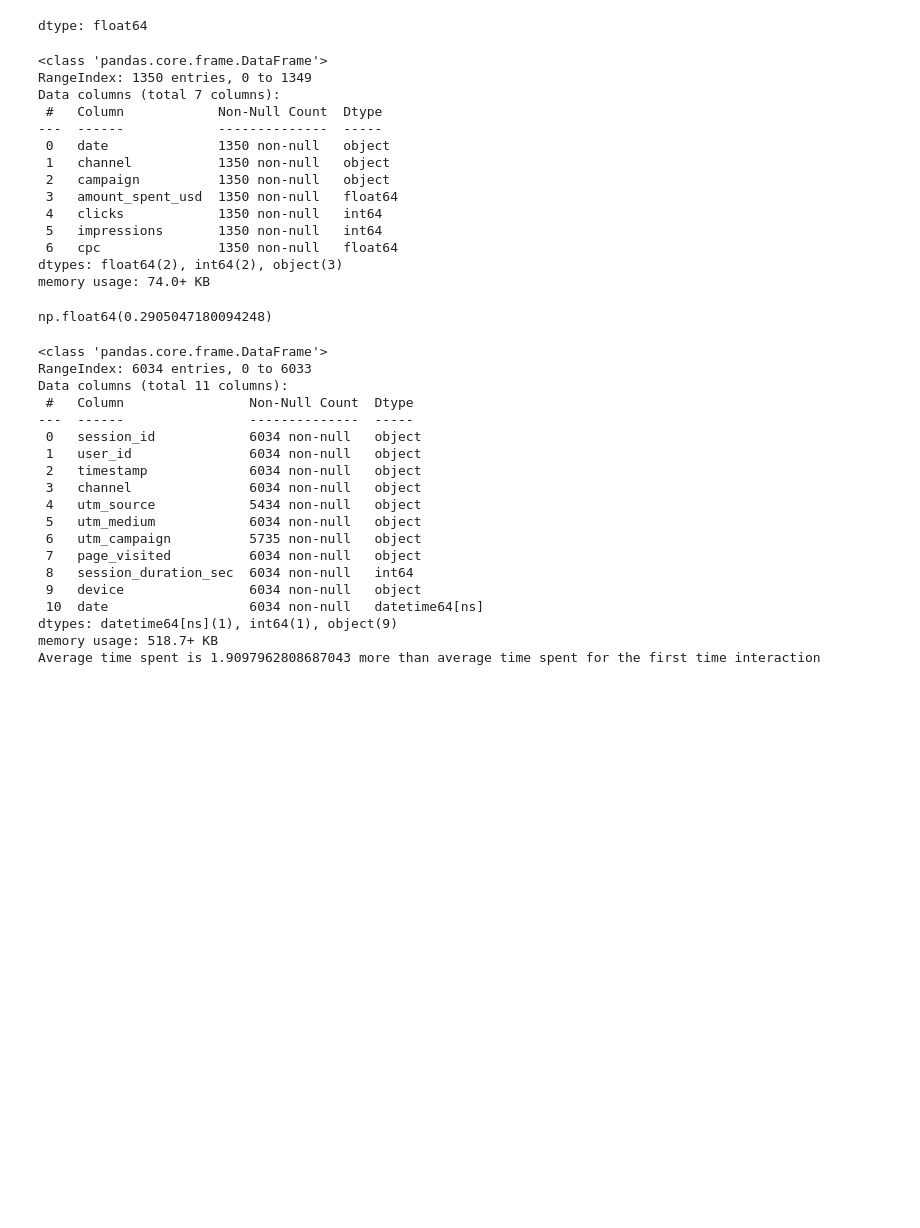
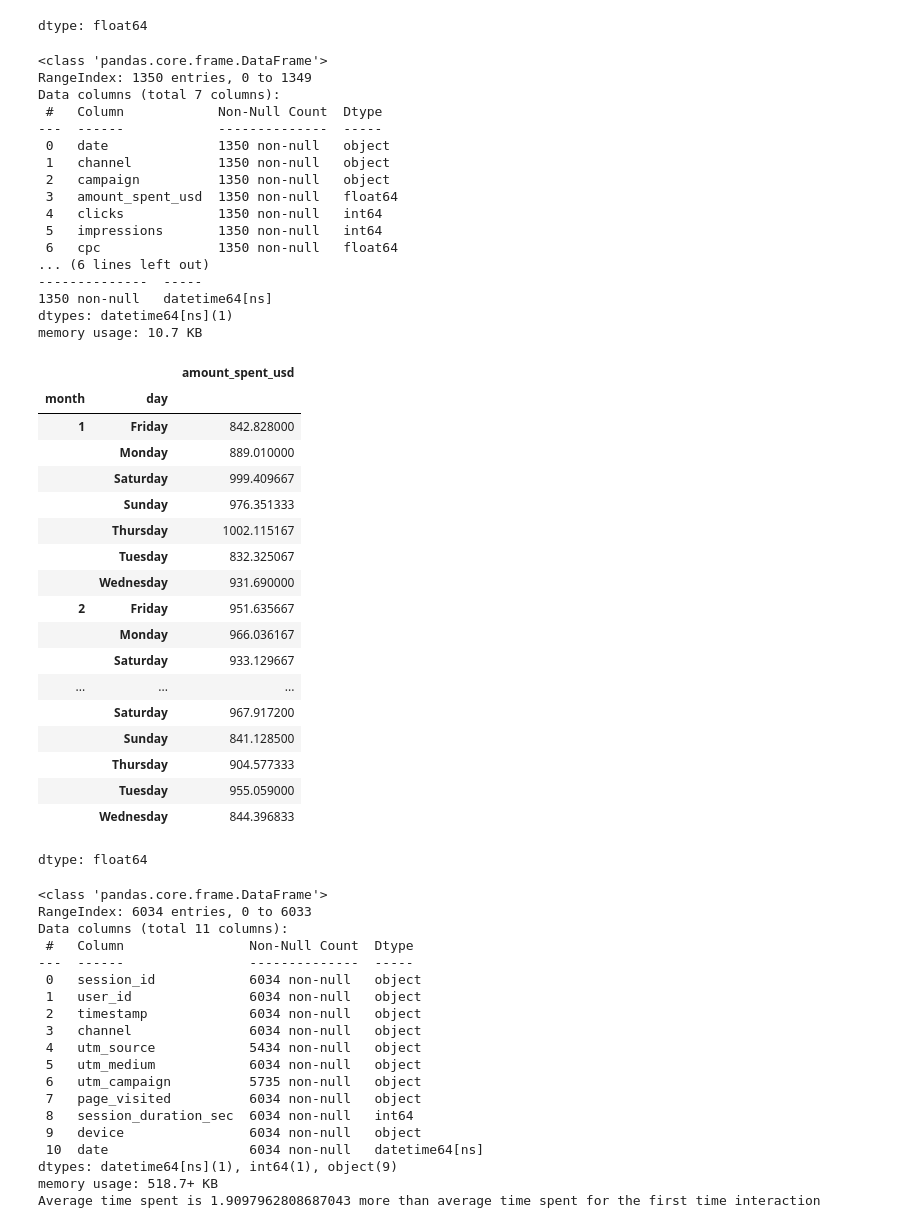
Before and after one commit to banerjee109/Infotact-Data-Team-2, a Jupyter notebook: Assignmenet_1_Roughbook.ipynb, the cells around one changed output. Saved outputs shown, nothing was run; the diff lists cells and outputs as text; code cells hidden in the pictures; blank space fills up the shorter version.

Commit message:
Extracted in ads_spend_df the average amount spent  per month,day-wise

```diff
--- a/Assignmenet_1_Roughbook.ipynb
+++ b/Assignmenet_1_Roughbook.ipynb
@@ -250,36 +250,68 @@ ad_spend_df.head()
 ad_spend_df["impressions"].mean()
 ad_spend_df[(ad_spend_df["impressions"]>=15000)]["campaign"].nunique()
 ##ad_spend_df.isnull().sum()
 ad_spend_df.isna().sum()
 ad_spend_df.head()
 ad_spend_df.groupby("campaign")[["clicks","cpc"]].sum().sort_values(by="clicks",ascending=False)
 ad_spend_df["channel"].unique()
 ad_spend_df["channel"].nunique()
 ad_spend_df.groupby("channel")["amount_spent_usd"].sum().sort_values(ascending=False)
 ad_spend_df.groupby("channel")["amount_spent_usd"].mean().sort_values(ascending=False)
 ad_spend_df["cost_per_click"] = ad_spend_df["amount_spent_usd"] / ad_spend_df["clicks"]
 ad_spend_df["cost_per_click"].head(2)
 ad_spend_df.head(2)
 ad_spend_df["impressions"].quantile([0.25,0.5,0.75])
 ad_spend_df["amount_spent_usd"].corr(ad_spend_df["impressions"])
 ad_spend_df[(ad_spend_df["impressions"]>=12911)]["amount_spent_usd"].mean()
 ad_spend_df["cpc"].corr(ad_spend_df["amount_spent_usd"])
+ad_spend_df["date"] = pd.to_datetime(ad_spend_df["date"])
+ad_spend_df["date"].head(5)
+ad_spend_df["time"] = pd.to_datetime(ad_spend_df["date"])
+(ad_spend_df["time"]).info()
+ad_spend_df["month"]=ad_spend_df["time"].dt.month
+ad_spend_df["day"] = ad_spend_df["time"].dt.day_name()
+ad_spend_df["month"]=ad_spend_df["time"].dt.month
+ad_spend_df["day"].unique()
+ad_spend_df["day"].nunique()
+ad_spend_df["month"].nunique()
+ad_spend_df.groupby(["month","day"])["amount_spent_usd"].mean()
 # %% [output]
 <class 'pandas.core.frame.DataFrame'>
 RangeIndex: 1350 entries, 0 to 1349
 Data columns (total 7 columns):
  #   Column            Non-Null Count  Dtype
 ---  ------            --------------  -----
  0   date              1350 non-null   object
  1   channel           1350 non-null   object
  2   campaign          1350 non-null   object
  3   amount_spent_usd  1350 non-null   float64
  4   clicks            1350 non-null   int64
  5   impressions       1350 non-null   int64
  6   cpc               1350 non-null   float64
-dtypes: float64(2), int64(2), object(3)
-memory usage: 74.0+ KB
+... (6 lines left out)
+--------------  -----
+1350 non-null   datetime64[ns]
+dtypes: datetime64[ns](1)
+memory usage: 10.7 KB
+|  |  | amount_spent_usd |
+| month | day |  |
+| 1 | Friday | 842.828000 |
+|  | Monday | 889.010000 |
+|  | Saturday | 999.409667 |
+|  | Sunday | 976.351333 |
+|  | Thursday | 1002.115167 |
+|  | Tuesday | 832.325067 |
+|  | Wednesday | 931.690000 |
+| 2 | Friday | 951.635667 |
+|  | Monday | 966.036167 |
+|  | Saturday | 933.129667 |
+| ... | ... | ... |
+|  | Saturday | 967.917200 |
+|  | Sunday | 841.128500 |
+|  | Thursday | 904.577333 |
+|  | Tuesday | 955.059000 |
+|  | Wednesday | 844.396833 |
-np.float64(0.2905047180094248)
+dtype: float64
 # %%
 import pandas as pd
 import numpy as np
```
Also changed, not shown: parts of 1 cell of this notebook.
